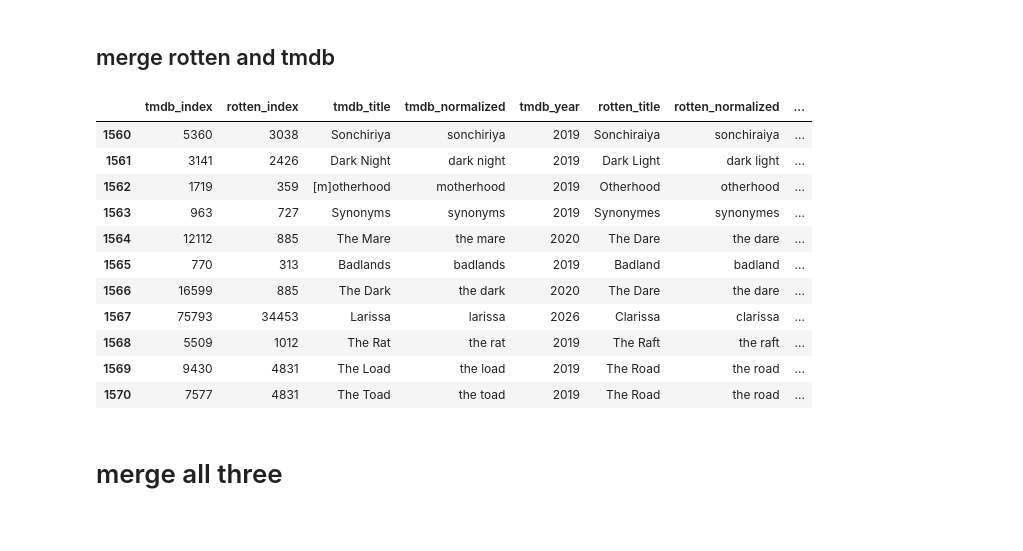
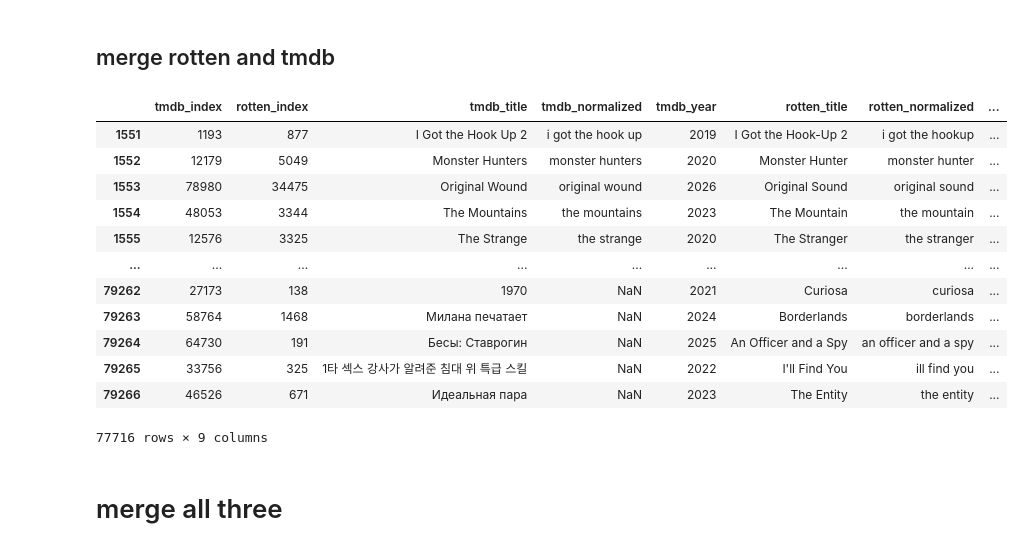
Before and after one commit to sarahmoussaoui/Data-Mining-Movies-Project, a Jupyter notebook: src/merging/manual_merge.ipynb, the cells around one changed output. Saved outputs shown, nothing was run; the diff lists cells and outputs as text; code cells hidden in the pictures.

```diff
--- a/src/merging/manual_merge.ipynb
+++ b/src/merging/manual_merge.ipynb
@@ -129,20 +129,21 @@ final_merged_manual_numbers_tmdb_df = pd.concat(
 # %% [markdown]
 ## merge rotten and tmdb
 # %%
-tmdb_rotten_scores_df[tmdb_rotten_scores_df["similarity"]<100][9:20]
+tmdb_rotten_scores_df[tmdb_rotten_scores_df["similarity"]<100]
 # %% [output]
 |  | tmdb_index | rotten_index | tmdb_title | tmdb_normalized | tmdb_year | rotten_title | rotten_normalized | ... |
-| 1560 | 5360 | 3038 | Sonchiriya | sonchiriya | 2019 | Sonchiraiya | sonchiraiya | ... |
-| 1561 | 3141 | 2426 | Dark Night | dark night | 2019 | Dark Light | dark light | ... |
-| 1562 | 1719 | 359 | [m]otherhood | motherhood | 2019 | Otherhood | otherhood | ... |
-| 1563 | 963 | 727 | Synonyms | synonyms | 2019 | Synonymes | synonymes | ... |
-| 1564 | 12112 | 885 | The Mare | the mare | 2020 | The Dare | the dare | ... |
-| 1565 | 770 | 313 | Badlands | badlands | 2019 | Badland | badland | ... |
-| 1566 | 16599 | 885 | The Dark | the dark | 2020 | The Dare | the dare | ... |
-| 1567 | 75793 | 34453 | Larissa | larissa | 2026 | Clarissa | clarissa | ... |
-| 1568 | 5509 | 1012 | The Rat | the rat | 2019 | The Raft | the raft | ... |
-| 1569 | 9430 | 4831 | The Load | the load | 2019 | The Road | the road | ... |
-| 1570 | 7577 | 4831 | The Toad | the toad | 2019 | The Road | the road | ... |
+| 1551 | 1193 | 877 | I Got the Hook Up 2 | i got the hook up | 2019 | I Got the Hook-Up 2 | i got the hookup | ... |
+| 1552 | 12179 | 5049 | Monster Hunters | monster hunters | 2020 | Monster Hunter | monster hunter | ... |
+| 1553 | 78980 | 34475 | Original Wound | original wound | 2026 | Original Sound | original sound | ... |
+| 1554 | 48053 | 3344 | The Mountains | the mountains | 2023 | The Mountain | the mountain | ... |
+| 1555 | 12576 | 3325 | The Strange | the strange | 2020 | The Stranger | the stranger | ... |
+| ... | ... | ... | ... | ... | ... | ... | ... | ... |
+| 79262 | 27173 | 138 | 1970 | NaN | 2021 | Curiosa | curiosa | ... |
+| 79263 | 58764 | 1468 | Милана печатает | NaN | 2024 | Borderlands | borderlands | ... |
+| 79264 | 64730 | 191 | Бесы: Ставрогин | NaN | 2025 | An Officer and a Spy | an officer and a spy | ... |
+| 79265 | 33756 | 325 | 1타 섹스 강사가 알려준 침대 위 특급 스킬 | NaN | 2022 | I'll Find You | ill find you | ... |
+| 79266 | 46526 | 671 | Идеальная пара | NaN | 2023 | The Entity | the entity | ... |
+77716 rows × 9 columns
 # %%
 tmdb_indexes = [1193,5503,5360]
 rotten_indexed = [877,2834,3038]
```
Also changed, not shown: parts of 5 cells of this notebook, 4 other files.
